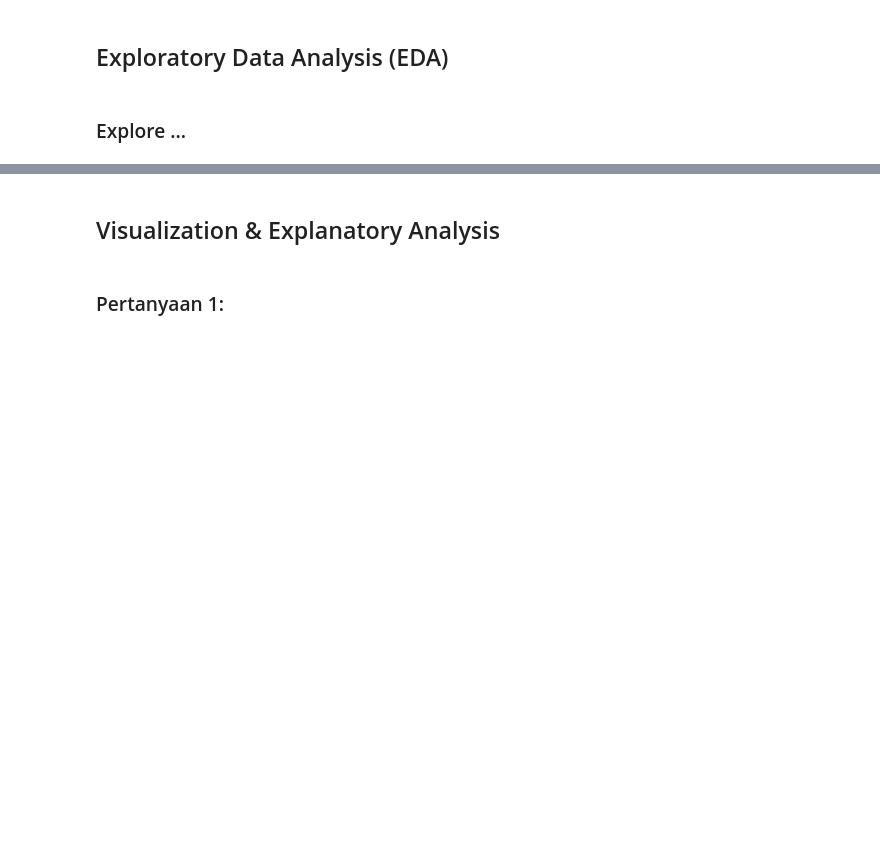
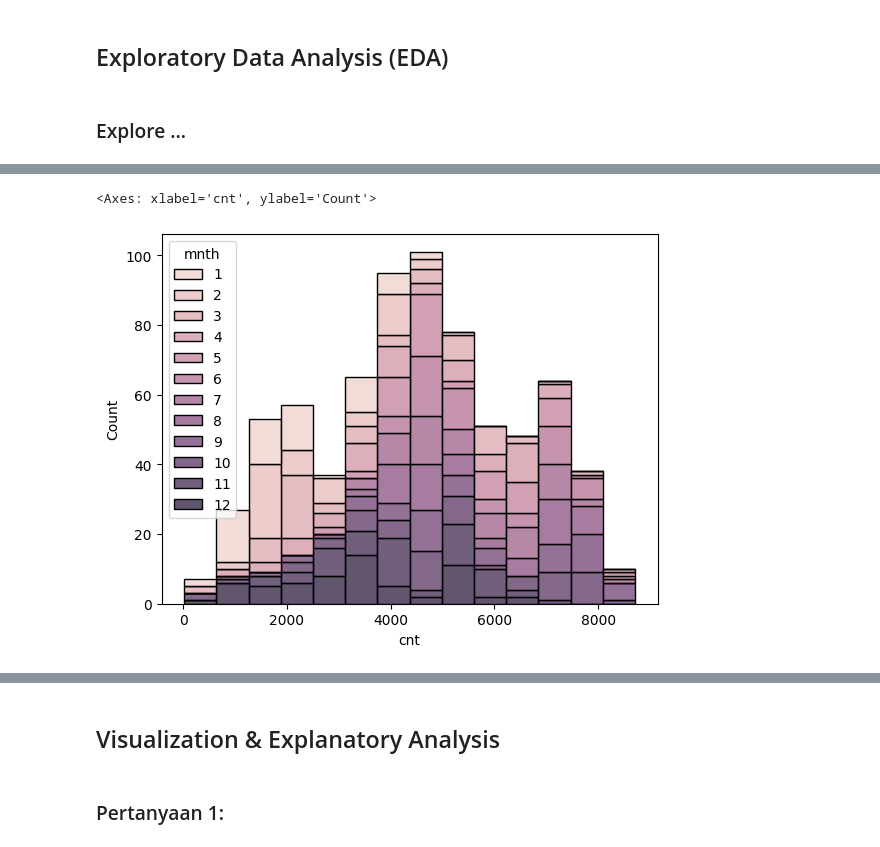
Before and after one commit to lazygirlleen/submission, a Jupyter notebook: notebook.ipynb, the cells around one changed output, grey strips where cells are left out. Cells and saved outputs as stored; diff of their text form; code cells hidden in the pictures; blank space fills up the shorter version.

```diff
--- a/notebook.ipynb
+++ b/notebook.ipynb
@@ -169,0 +184,5 @@ plt.show()
+# %%
+sns.histplot(data=df_day, x="cnt", hue="mnth", multiple="stack")
+# %% [output]
+<Axes: xlabel='cnt', ylabel='Count'>
+[figure, added]
```
Also changed, not shown: parts of 35 cells of this notebook.
